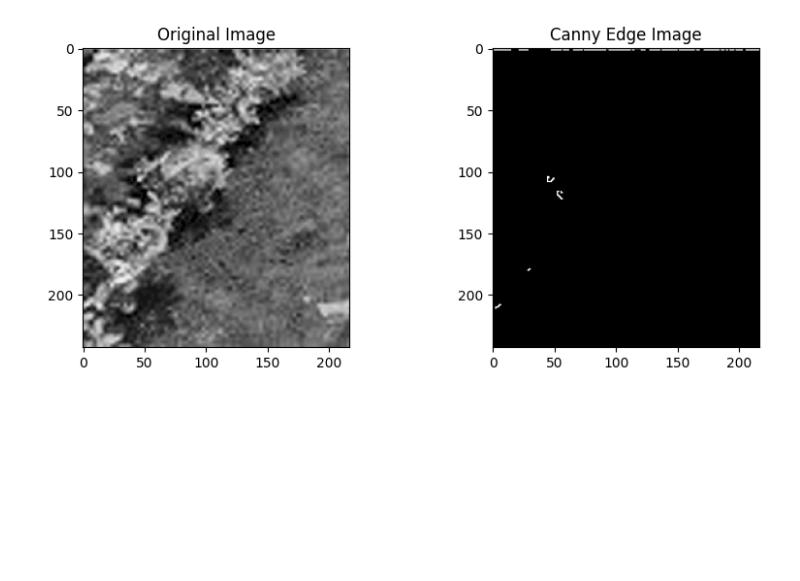
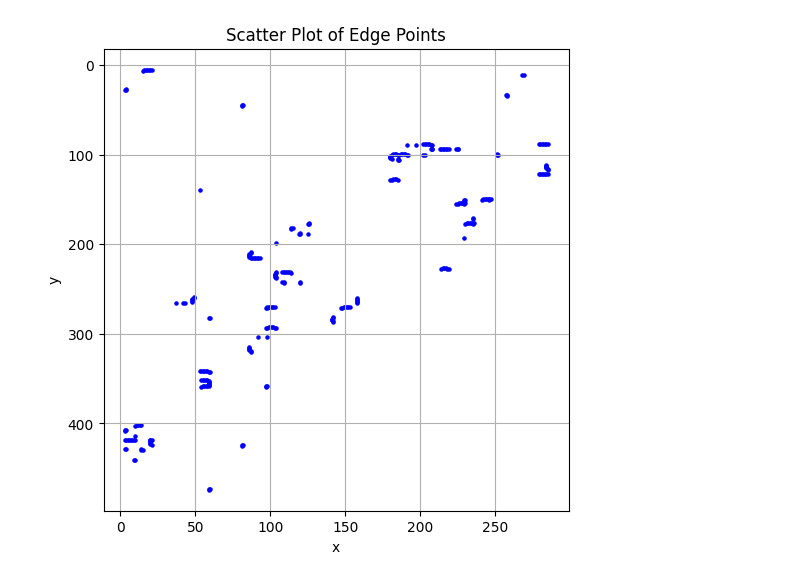
Before and after one commit to Kavindu372200/fitting_assignment, a Jupyter notebook: fitting_assignment.ipynb, the cells around one changed output. Saved outputs shown, nothing was run; the diff lists cells and outputs as text; code cells hidden in the pictures; blank space fills up the shorter version.

```diff
--- a/fitting_assignment.ipynb
+++ b/fitting_assignment.ipynb
@@ -2,25 +2,43 @@
 # Q1
 
 import cv2 as cv
-import matplotlib.pyplot as plt
+import numpy as np
 
-# Load image (grayscale)
-img = cv.imread(r'C:\Users\KAVINDU\OneDrive\Pictures\Screenshots\croped image.png', cv.IMREAD_GRAYSCALE)
+# Read image in grayscale
+img = cv.imread(r'C:\Users\KAVINDU\OneDrive\Pictures\Screenshots\field image.png', cv.IMREAD_GRAYSCALE)
 
-# Apply Canny
+# Apply Canny Edge Detection
 edges = cv.Canny(img, 550, 690)
 
-# Display results
-plt.figure(figsize=(10,4))
+# Resize images (width, height)
+img_resized = cv.resize(img, (500, 400))
+edges_resized = cv.resize(edges, (500, 400))
 
-plt.subplot(1,2,1)
-plt.imshow(img, cmap='gray')
-plt.title("Original Image")
+cv.imshow('Original Image (Resized)', img_resized)
+cv.imshow('Canny Edge Image (Resized)', edges_resized)
 
-plt.subplot(1,2,2)
-plt.imshow(edges, cmap='gray')
-plt.title("Canny Edge Image")
-
-plt.show()
+cv.waitKey(0)
+cv.destroyAllWindows()
-# %% [output]
-[figure, removed]
+# %%
+# Q2: Extract points and scatter plot
+
+import cv2 as cv
+import numpy as np
+import matplotlib.pyplot as plt
+
+
+edges = cv.Canny(img, 550, 690)
+
+indices = np.where(edges != 0)
+x = indices[1]
+y = indices[0]
+plt.figure(figsize=(6, 6))
+plt.scatter(x, y, s=5, c='blue')
+plt.title('Scatter Plot of Edge Points')
+plt.xlabel('x')
+plt.ylabel('y')
+plt.gca().invert_yaxis()
+plt.grid(True)
+plt.show()
+# %% [output]
+[figure, added]
```
Also changed, not shown: parts of 1 cell of this notebook.
